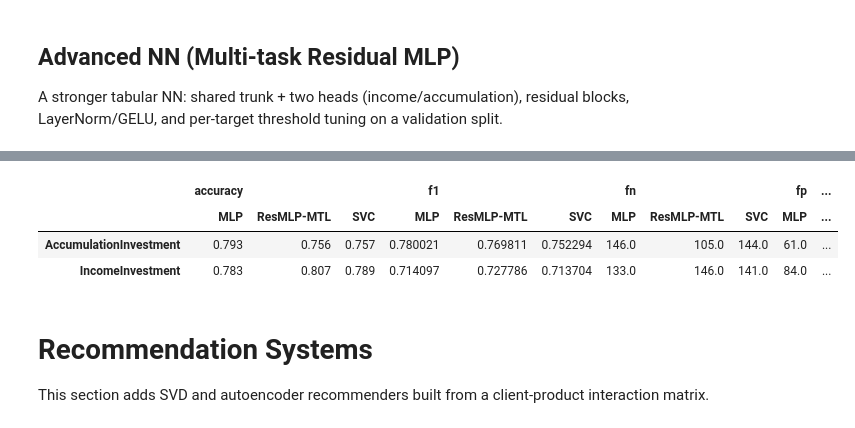
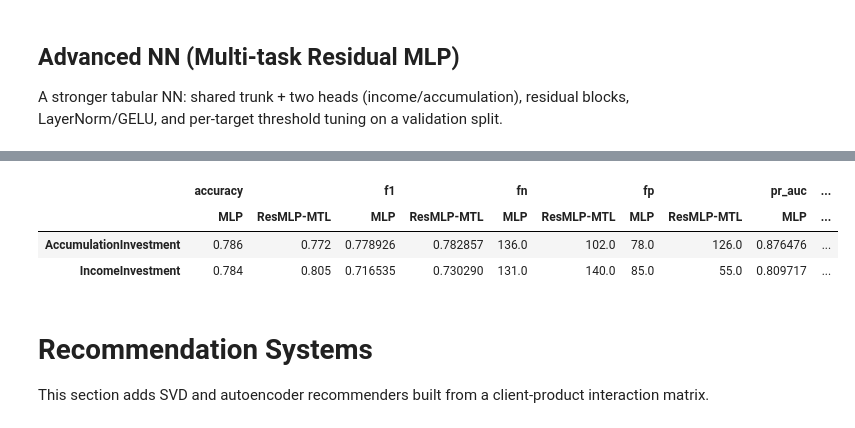
Before and after one commit to JoeChen322/Fintech, a Jupyter notebook: recommend-system.ipynb, the cells around one changed output, grey strips where cells are left out. Cells and saved outputs as stored; diff of their text form; code cells hidden in the pictures.

```diff
--- a/recommend-system.ipynb
+++ b/recommend-system.ipynb
@@ -233,8 +134,0 @@ svm_income = SVC(
-# %%
-svm_accum.fit(X_train, y_train_accum)
-accum_pred = pd.Series(svm_accum.predict(X_test).astype(int), index=X_test.index)
-print("Accumulation positive predictions:", int(accum_pred.sum()))
-
-svm_income.fit(X_train, y_train_income)
-income_pred = pd.Series(svm_income.predict(X_test).astype(int), index=X_test.index)
-print("Income positive predictions:", int(income_pred.sum()))
@@ -420,69 +322,24 @@ compare_df.swaplevel(axis=1).sort_index(axis=1)
 
 A stronger tabular NN: shared trunk + two heads (income/accumulation), residual blocks, LayerNorm/GELU, and per-target threshold tuning on a validation split.
 # %%
-import torch.nn.functional as F
+def _best_threshold_for_fbeta(y_true, y_proba, beta=1.0):
+    """
+    Find the threshold that maximizes F-beta score.
+    """
+    thresholds = np.linspace(0, 1, 101)
+    best_f = -1
+    best_t = 0.5
 
+    for t in thresholds:
+        y_pred = (y_proba >= t).astype(int)
+        from sklearn.metrics import fbeta_score
 
-def _best_threshold_for_fbeta(y_true, proba, beta=1.0):
-    # Simple grid search; stable for small datasets.
-    thresholds = np.linspace(0.05, 0.95, 19)
-    best_t = 0.5
-    best = -1.0
-    for t in thresholds:
-        pred = (proba >= t).astype(int)
-        p = precision_score(y_true, pred, zero_division=0)
-        r = recall_score(y_true, pred, zero_division=0)
-        if p == 0 and r == 0:
-            f = 0.0
-        else:
-            b2 = beta * beta
-            f = (1 + b2) * (p * r) / (b2 * p + r)
-        if f > best:
-            best = f
-            best_t = float(t)
+        f = fbeta_score(y_true, y_pred, beta=beta, zero_division=0)
+        if f > best_f:
+            best_f = f
+            best_t = t
+
     return best_t
-
-
-class ResidualBlock(nn.Module):
-    def __init__(self, dim, hidden_mult=2, dropout=0.15):
-        super().__init__()
-        hidden = dim * hidden_mult
-        self.fc1 = nn.Linear(dim, hidden)
-        self.fc2 = nn.Linear(hidden, dim)
-        self.ln = nn.LayerNorm(dim)
-        self.dropout = nn.Dropout(dropout)
-
-    def forward(self, x):
-        h = self.fc1(x)
-        h = F.gelu(h)
-        h = self.dropout(h)
-        h = self.fc2(h)
-        h = self.dropout(h)
-        return self.ln(x + h)
-
-
-class MultiTaskResMLP(nn.Module):
-    def __init__(self, d_in, d_model=128, n_blocks=3, dropout=0.15):
-        super().__init__()
-        self.stem = nn.Sequential(
-            nn.Linear(d_in, d_model),
-            nn.GELU(),
-            nn.LayerNorm(d_model),
-            nn.Dropout(dropout),
-        )
-        self.blocks = nn.Sequential(
-            *[
-                ResidualBlock(d_model, hidden_mult=2, dropout=dropout)
-                for _ in range(n_blocks)
-            ]
-        )
-        self.head_accum = nn.Linear(d_model, 1)
-        self.head_income = nn.Linear(d_model, 1)
-
-    def forward(self, x):
-        h = self.stem(x)
-        h = self.blocks(h)
-        return self.head_accum(h), self.head_income(h)
 
 
 def train_multitask_resmlp(
@@ -504,9 +361,9 @@ def train_multitask_resmlp(
     yva_acc = y_acc[va_idx].to(device)
     yva_inc = y_inc[va_idx].to(device)
 
-    model = MultiTaskResMLP(d_in=X.shape[1], d_model=128, n_blocks=3, dropout=0.15).to(
-        device
-    )
+    model = MultiTaskFinancialNet(
+        input_dim=X.shape[1], shared_units=[256, 128, 64], dropout=0.3
+    ).to(device)
     opt = torch.optim.AdamW(model.parameters(), lr=2e-3, weight_decay=1e-4)
     sched = torch.optim.lr_scheduler.CosineAnnealingLR(opt, T_max=200)
 
@@ -603,7 +460,6 @@ print("Thresholds:", mt_metrics["_thresholds"])
 
 compare_df2 = pd.concat(
     {
-        "SVC": pd.DataFrame(svc_metrics).T,
         "MLP": pd.DataFrame(mlp_metrics).T,
         "ResMLP-MTL": mt_df,
     },
@@ -618,7 +474,7 @@ Thresholds: {'AccumulationInvestment': 0.35, 'IncomeInvestment': 0.6}
-|  | accuracy |  |  | f1 |  |  | fn |  |  | fp | ... |
-|  | MLP | ResMLP-MTL | SVC | MLP | ResMLP-MTL | SVC | MLP | ResMLP-MTL | SVC | MLP | ... |
-| AccumulationInvestment | 0.793 | 0.756 | 0.757 | 0.780021 | 0.769811 | 0.752294 | 146.0 | 105.0 | 144.0 | 61.0 | ... |
-| IncomeInvestment | 0.783 | 0.807 | 0.789 | 0.714097 | 0.727786 | 0.713704 | 133.0 | 146.0 | 141.0 | 84.0 | ... |
+|  | accuracy |  | f1 |  | fn |  | fp |  | pr_auc | ... |
+|  | MLP | ResMLP-MTL | MLP | ResMLP-MTL | MLP | ResMLP-MTL | MLP | ResMLP-MTL | MLP | ... |
+| AccumulationInvestment | 0.786 | 0.772 | 0.778926 | 0.782857 | 136.0 | 102.0 | 78.0 | 126.0 | 0.876476 | ... |
+| IncomeInvestment | 0.784 | 0.805 | 0.716535 | 0.730290 | 131.0 | 140.0 | 85.0 | 55.0 | 0.809717 | ... |
 # %% [markdown]
 # Recommendation Systems
 
```
Also changed, not shown: parts of 22 cells of this notebook, 5 other files.
